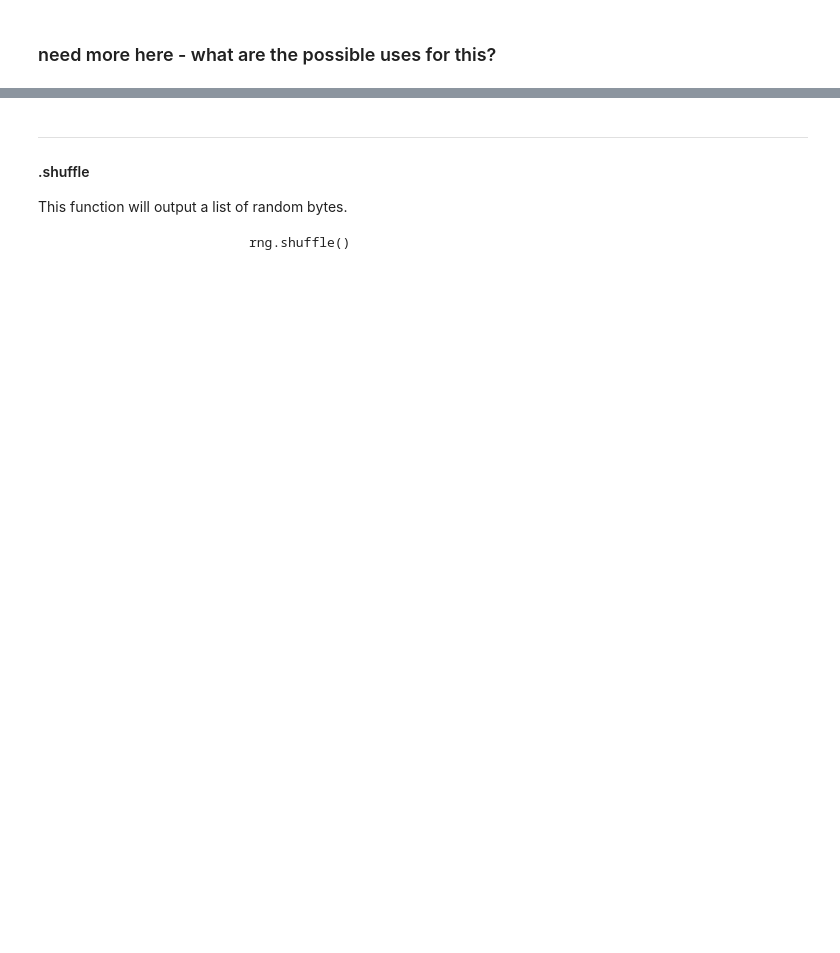
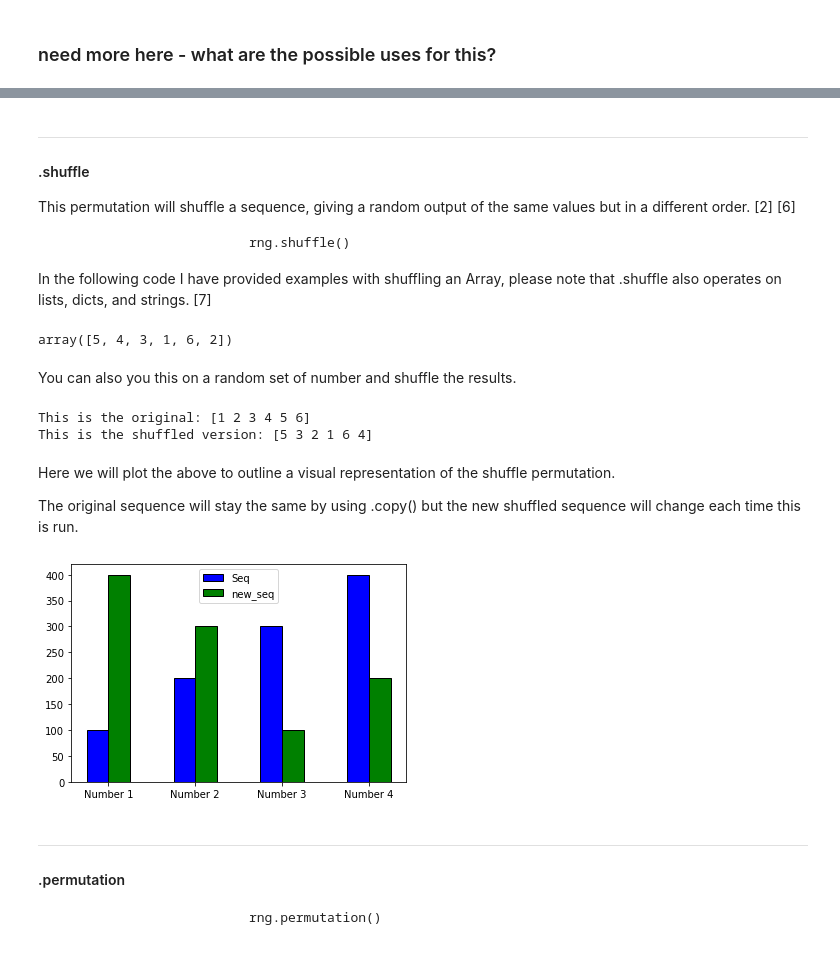
Before and after one commit to VCurry20/PDANumpy, a Jupyter notebook: Numpy.ipynb, the cells around one changed output, grey strips where cells are left out. Saved outputs shown, nothing was run; the diff lists cells and outputs as text; code cells hidden in the pictures; blank space fills up the shorter version.

Commit message:
permutations 1

```diff
--- a/Numpy.ipynb
+++ b/Numpy.ipynb
@@ -482,9 +472,83 @@ This additional ability allows users to transform the data they are using easily
 ****
 #### .shuffle
 
-This function will output a list of random bytes.
+This permutation will shuffle a sequence, giving a random output of the same values but in a different order. [2] [6]
 
                              rng.shuffle()
+
+In the following code I have provided examples with shuffling an Array, please note that .shuffle also operates on lists, dicts, and strings. [7]
+# %%
+arr = np.array([1,2,3,4,5,6])   # make an array of numbers (note: you can also shuffle a list)
+
+rng.shuffle(arr)                # shuffle the array
+
+arr                             # output is the shuffled array [6]
+
+
+# shuffle will change the orignal array
+# %% [output]
+array([5, 4, 3, 1, 6, 2])
+# %% [markdown]
+You can also you this on a random set of number and shuffle the results.
+# %%
+seq = np.array([1,2,3,4,5,6])                         # create a seq - array
+
+new_seq = seq.copy()                                  # create a copy called new_seq
+
+rng.shuffle(new_seq)                                  # Shuffle the new_seq
+
+print("This is the original:", seq)                   # set the output
+
+print("This is the shuffled version:", new_seq)       # set the output
+
+# Output is that we have kept the original array
+# We have also outputted a shuffled version of this array [7] [8]
+# %% [output]
+This is the original: [1 2 3 4 5 6]
+This is the shuffled version: [5 3 2 1 6 4]
+# %% [markdown]
+Here we will plot the above to outline a visual representation of the shuffle permutation.
+
+The original sequence will stay the same by using .copy() but the new shuffled sequence will change each time this is run.
+# %%
+seq = np.array([100,200,300,400])         # set the first seq
+
+new_seq = seq.copy()                      # make a cpoy of the seq
+
+rng.shuffle(new_seq)                      # shuffle the new seq
+
+
+n=4                                       # set the parameters for the bars
+r = np.arange(n)
+width = 0.25
+
+
+plt.bar(r, seq, color = 'b',                    # plot the seq bar - width, color, design, label
+        width = width, edgecolor = 'black',
+        label='Seq')
+plt.bar(r + width, new_seq, color = 'g',        # plot the new seq bar - width, color, design, label
+        width = width, edgecolor = 'black',
+        label='new_seq')
+
+
+plt.xticks(r + width/2, ['Number 1','Number 2','Number 3','Number 4']) # set ticks and labels
+plt.legend()                                                           # add a legend
+
+plt.show()                                                             # show plot
+
+
+# the output here will be 4 bar in each colour
+# the output of the first bars (blue and to the left) will remain constant
+# the output of the second bars (green and to the right) will change each time   [9]
+# %% [output]
+[figure, added]
+# %% [markdown]
+****
+#### .permutation
+
+
+
+                             rng.permutation()
 # %% [markdown]
 ### References
 
```
Also changed, not shown: parts of 27 cells of this notebook.
